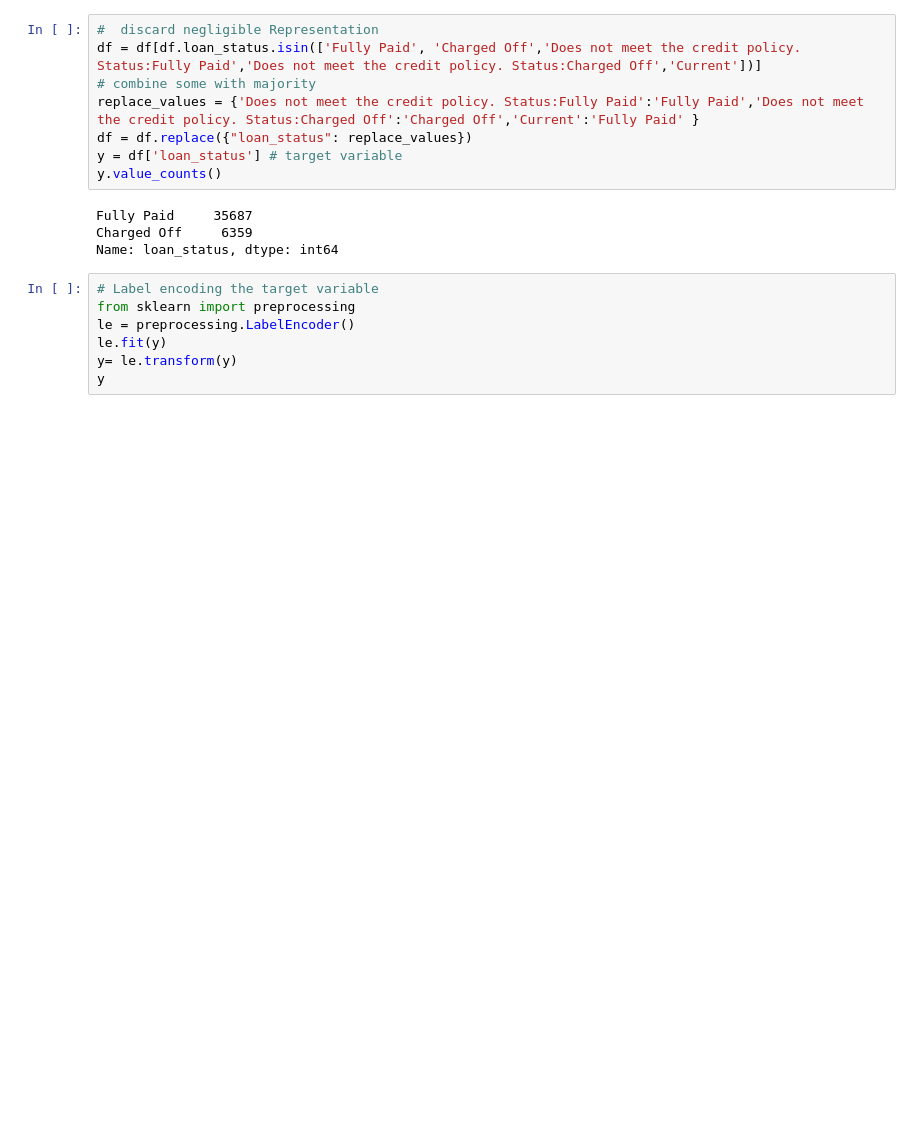
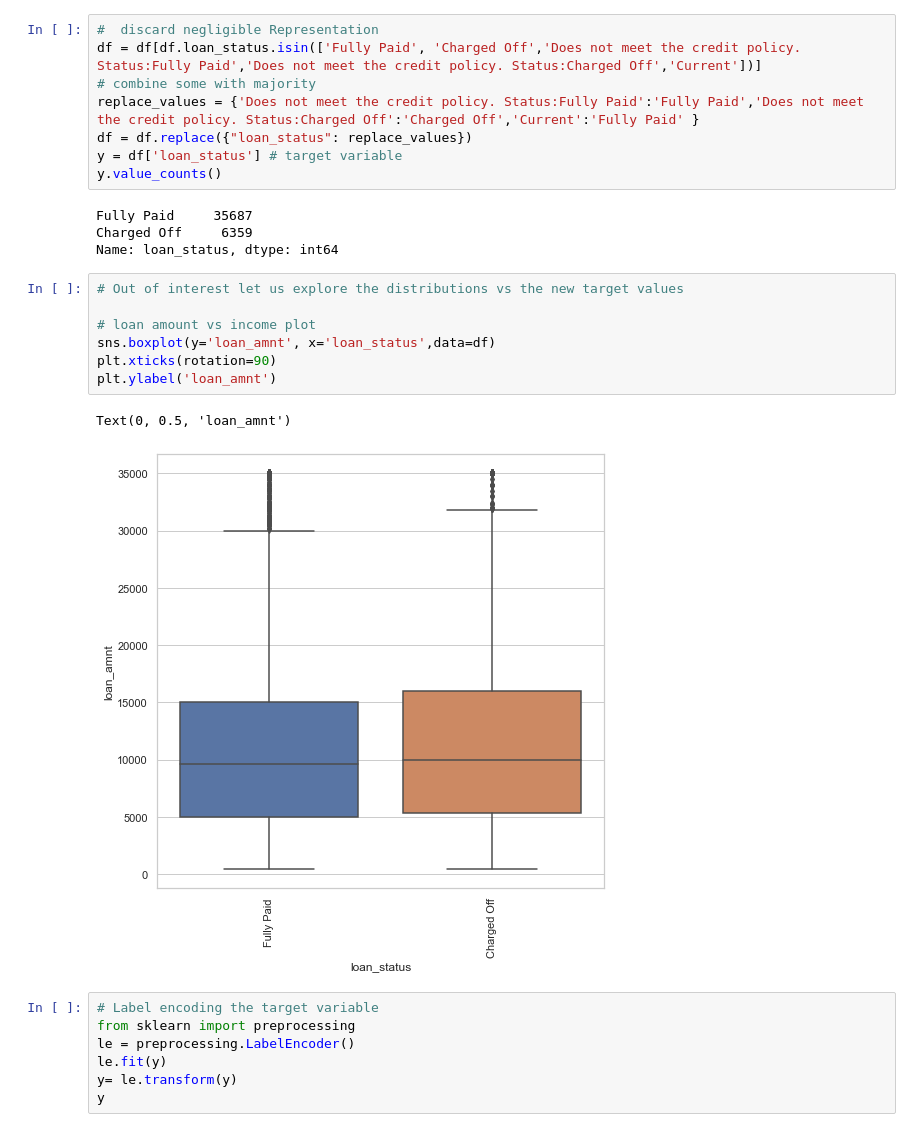
Before and after one commit to 786country/lending_club, a Jupyter notebook: lending_club.ipynb, the cells around one changed output. Drawn from its saved outputs; the diff is of its cells as text; blank space fills up the shorter version.

```diff
--- a/lending_club_pre_processing - Copy.ipynb
+++ b/lending_club.ipynb
@@ -795,6 +795,16 @@ y.value_counts()
 Fully Paid     35687
 Charged Off     6359
 Name: loan_status, dtype: int64
+# %%
+# Out of interest let us explore the distributions vs the new target values
+
+# loan amount vs income plot
+sns.boxplot(y='loan_amnt', x='loan_status',data=df)
+plt.xticks(rotation=90)
+plt.ylabel('loan_amnt')
+# %% [output]
+Text(0, 0.5, 'loan_amnt')
+[figure, added]
 # %%
 # Label encoding the target variable
 from sklearn import preprocessing
```
Also changed, not shown: parts of 4 cells of this notebook, 3 other files.
